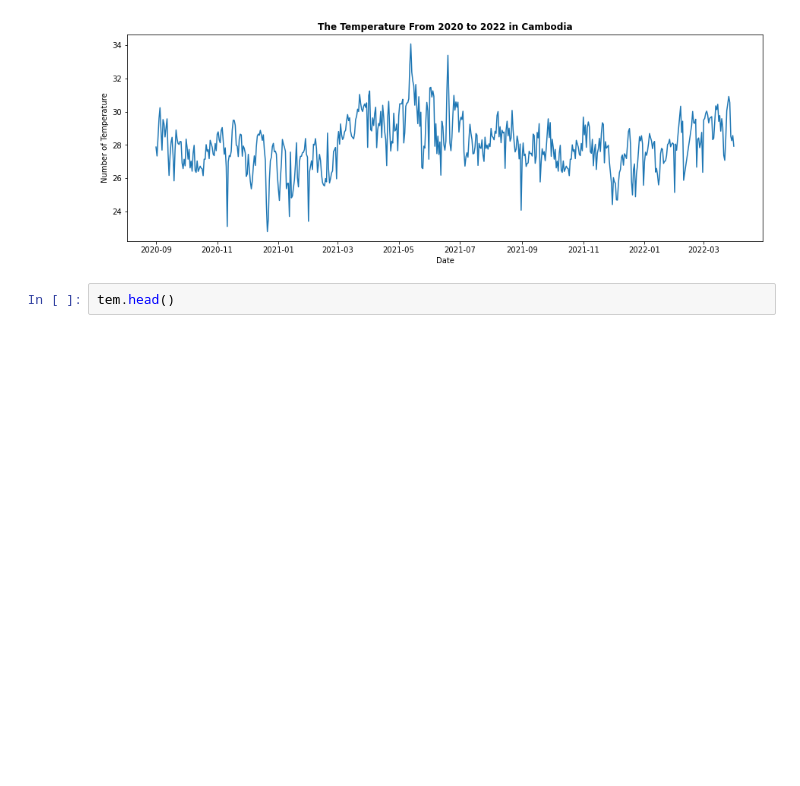
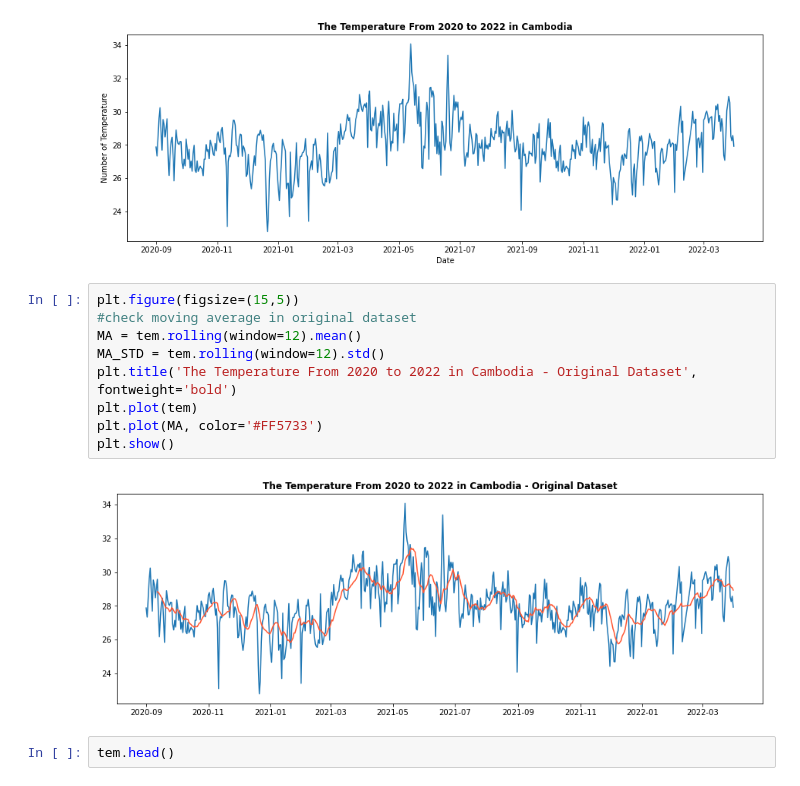
Before and after one commit to votanasrey/Cambodia_Weather_Forcasting_Prediction_With_Time_Series, a Jupyter notebook: modelings/phnompenh_datamodelling_votana.ipynb, the cells around one changed output. Cells and saved outputs as stored; diff of their text form; blank space fills up the shorter version.

Commit message:
Added Moving Average to the Original Dataset

```diff
--- a/modelings/phnompenh_datamodelling_votana.ipynb
+++ b/modelings/phnompenh_datamodelling_votana.ipynb
@@ -525,6 +525,17 @@ plt.plot(tem)
 plt.show()
 # %% [output]
 [figure]
+# %%
+plt.figure(figsize=(15,5))
+#check moving average in original dataset
+MA = tem.rolling(window=12).mean()
+MA_STD = tem.rolling(window=12).std()
+plt.title('The Temperature From 2020 to 2022 in Cambodia - Original Dataset', fontweight='bold')
+plt.plot(tem)
+plt.plot(MA, color='#FF5733')
+plt.show()
+# %% [output]
+[figure, added]
 # %%
 tem.head()
 # %% [output]
```
Also changed, not shown: parts of 30 cells of this notebook.
